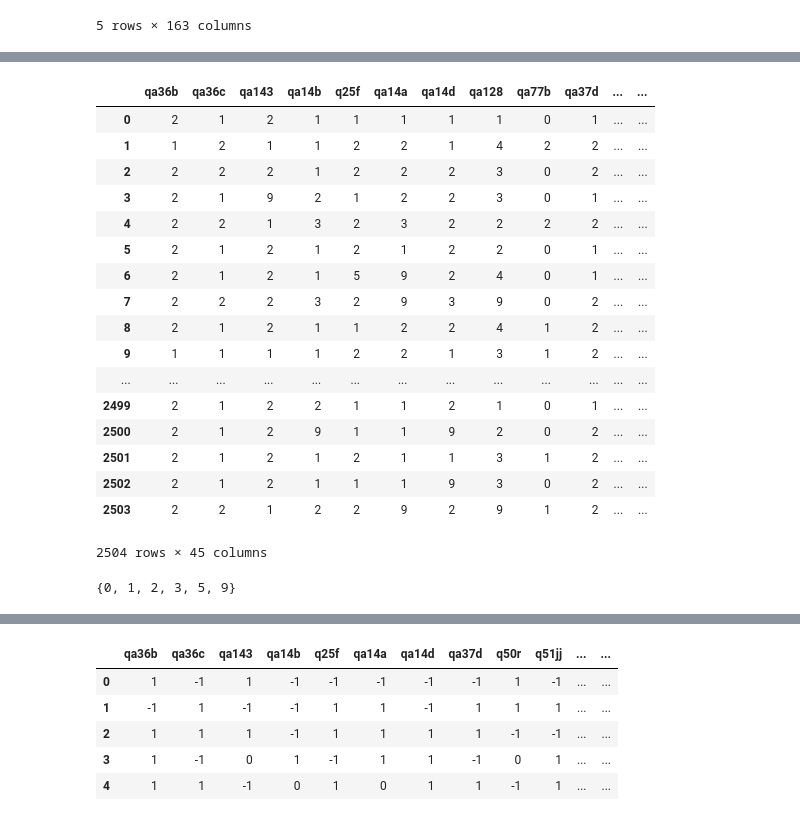
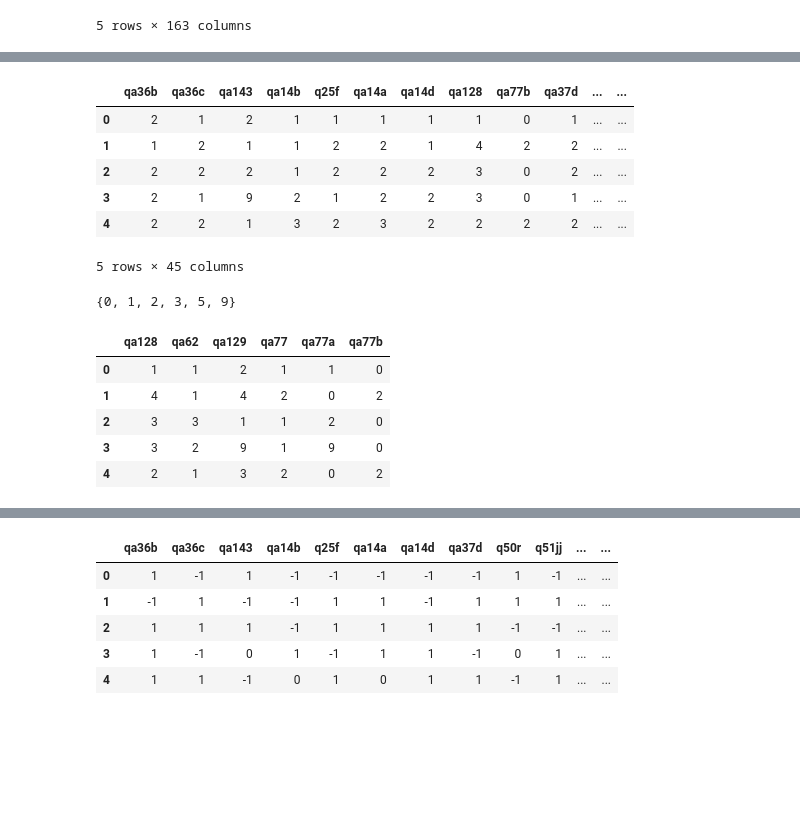
Before and after one commit to taylor-rao/unsupervised, a Jupyter notebook: unsupervised.ipynb, the cells around one changed output, grey strips where cells are left out. Cells and saved outputs as stored; diff of their text form; code cells hidden in the pictures; blank space fills up the shorter version.

```diff
--- a/unsupervised.ipynb
+++ b/unsupervised.ipynb
@@ -192,26 +192,15 @@ f1list #this removes the questions that are only asked on form
 # must deal with 77
 # %%
 f1 = form1[f1list]
-f1.head
+f1.head()
 # %% [output]
 |  | qa36b | qa36c | qa143 | qa14b | q25f | qa14a | qa14d | qa128 | qa77b | qa37d | ... | ... |
 | 0 | 2 | 1 | 2 | 1 | 1 | 1 | 1 | 1 | 0 | 1 | ... | ... |
 | 1 | 1 | 2 | 1 | 1 | 2 | 2 | 1 | 4 | 2 | 2 | ... | ... |
 | 2 | 2 | 2 | 2 | 1 | 2 | 2 | 2 | 3 | 0 | 2 | ... | ... |
 | 3 | 2 | 1 | 9 | 2 | 1 | 2 | 2 | 3 | 0 | 1 | ... | ... |
 | 4 | 2 | 2 | 1 | 3 | 2 | 3 | 2 | 2 | 2 | 2 | ... | ... |
-| 5 | 2 | 1 | 2 | 1 | 2 | 1 | 2 | 2 | 0 | 1 | ... | ... |
-| 6 | 2 | 1 | 2 | 1 | 5 | 9 | 2 | 4 | 0 | 1 | ... | ... |
-| 7 | 2 | 2 | 2 | 3 | 2 | 9 | 3 | 9 | 0 | 2 | ... | ... |
-| 8 | 2 | 1 | 2 | 1 | 1 | 2 | 2 | 4 | 1 | 2 | ... | ... |
-| 9 | 1 | 1 | 1 | 1 | 2 | 2 | 1 | 3 | 1 | 2 | ... | ... |
-| ... | ... | ... | ... | ... | ... | ... | ... | ... | ... | ... | ... | ... |
-| 2499 | 2 | 1 | 2 | 2 | 1 | 1 | 2 | 1 | 0 | 1 | ... | ... |
-| 2500 | 2 | 1 | 2 | 9 | 1 | 1 | 9 | 2 | 0 | 2 | ... | ... |
-| 2501 | 2 | 1 | 2 | 1 | 2 | 1 | 1 | 3 | 1 | 2 | ... | ... |
-| 2502 | 2 | 1 | 2 | 1 | 1 | 1 | 9 | 3 | 0 | 2 | ... | ... |
-| 2503 | 2 | 2 | 1 | 2 | 2 | 9 | 2 | 9 | 1 | 2 | ... | ... |
-2504 rows × 45 columns
+5 rows × 45 columns
 # %%
 list2 = ['qa128', 'qa62', 'qa129','qa77', 'qa77a', 'qa77b']
 special = f1[list2]
@@ -219,3 +208,12 @@ f1 = f1.drop(list2, axis = 1)
 set(f1.values.flatten()) # check to make sure there are no unexpected values
 # %% [output]
 {0, 1, 2, 3, 5, 9}
+# %%
+special.head()
+# %% [output]
+|  | qa128 | qa62 | qa129 | qa77 | qa77a | qa77b |
+| 0 | 1 | 1 | 2 | 1 | 1 | 0 |
+| 1 | 4 | 1 | 4 | 2 | 0 | 2 |
+| 2 | 3 | 3 | 1 | 1 | 2 | 0 |
+| 3 | 3 | 2 | 9 | 1 | 9 | 0 |
+| 4 | 2 | 1 | 3 | 2 | 0 | 2 |
```
Also changed, not shown: parts of 8 cells of this notebook.
